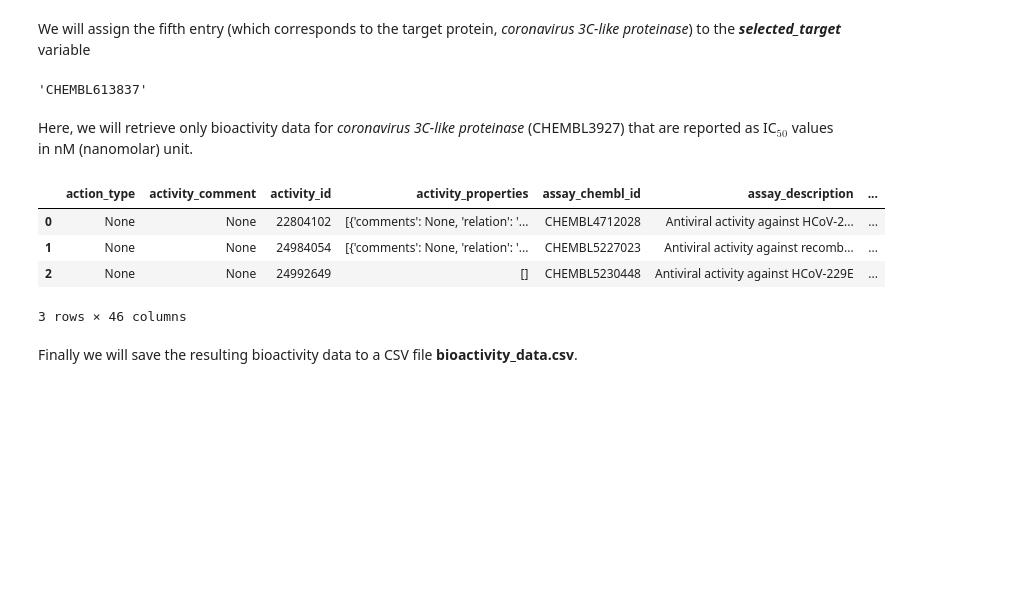
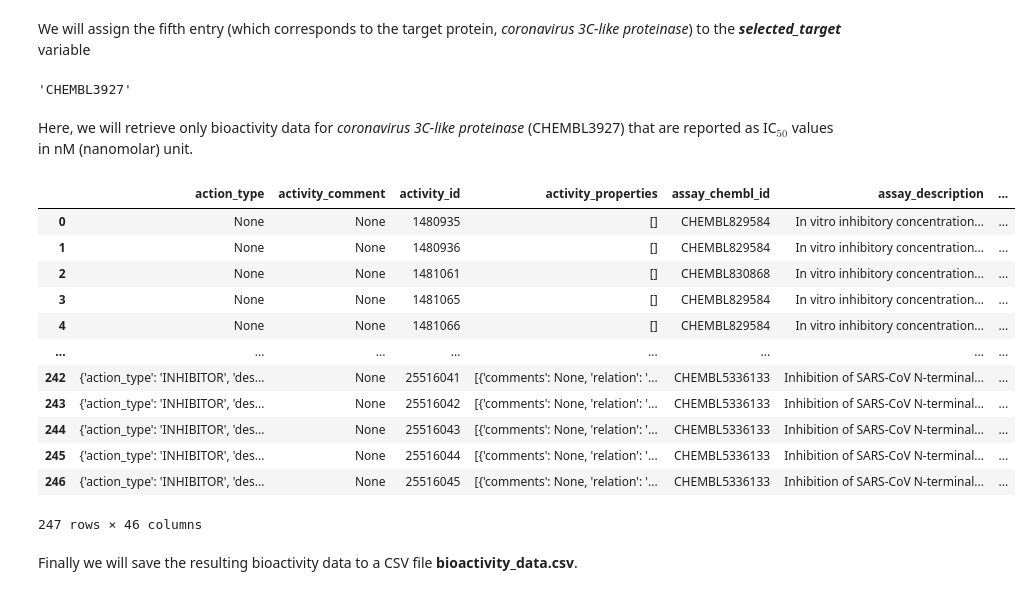
Before and after one commit to alejandrov44/notebooks, a Jupyter notebook: Bioinformatics_Project/CDD_ML_Part_1_Bioactivity_Data.ipynb, the cells around one changed output. Cells and saved outputs as stored; diff of their text form; code cells hidden in the pictures; blank space fills up the shorter version.

```diff
--- a/Bioinformatics_Project/CDD_ML_Part_1_Bioactivity_Data.ipynb
+++ b/Bioinformatics_Project/CDD_ML_Part_1_Bioactivity_Data.ipynb
@@ -76,10 +71,10 @@ targets
 # %% [markdown]
 We will assign the fifth entry (which corresponds to the target protein, *coronavirus 3C-like proteinase*) to the ***selected_target*** variable
 # %%
-selected_target = targets.target_chembl_id[4]
+selected_target = targets.target_chembl_id[6]
 selected_target
 # %% [output]
-'CHEMBL613837'
+'CHEMBL3927'
 # %% [markdown]
 Here, we will retrieve only bioactivity data for *coronavirus 3C-like proteinase* (CHEMBL3927) that are reported as IC$_{50}$ values in nM (nanomolar) unit.
 # %%
@@ -88,13 +83,21 @@ res = activity.filter(target_chembl_id=selected_target).filter(standard_type="IC
 # %%
 df = pd.DataFrame.from_dict(res)
 # %%
-df.head(3)
+df
 # %% [output]
 |  | action_type | activity_comment | activity_id | activity_properties | assay_chembl_id | assay_description | ... |
-| 0 | None | None | 22804102 | [{'comments': None, 'relation': '... | CHEMBL4712028 | Antiviral activity against HCoV-2... | ... |
-| 1 | None | None | 24984054 | [{'comments': None, 'relation': '... | CHEMBL5227023 | Antiviral activity against recomb... | ... |
-| 2 | None | None | 24992649 | [] | CHEMBL5230448 | Antiviral activity against HCoV-229E | ... |
+| 0 | None | None | 1480935 | [] | CHEMBL829584 | In vitro inhibitory concentration... | ... |
+| 1 | None | None | 1480936 | [] | CHEMBL829584 | In vitro inhibitory concentration... | ... |
+| 2 | None | None | 1481061 | [] | CHEMBL830868 | In vitro inhibitory concentration... | ... |
+| 3 | None | None | 1481065 | [] | CHEMBL829584 | In vitro inhibitory concentration... | ... |
+| 4 | None | None | 1481066 | [] | CHEMBL829584 | In vitro inhibitory concentration... | ... |
+| ... | ... | ... | ... | ... | ... | ... | ... |
+| 242 | {'action_type': 'INHIBITOR', 'des... | None | 25516041 | [{'comments': None, 'relation': '... | CHEMBL5336133 | Inhibition of SARS-CoV N-terminal... | ... |
+| 243 | {'action_type': 'INHIBITOR', 'des... | None | 25516042 | [{'comments': None, 'relation': '... | CHEMBL5336133 | Inhibition of SARS-CoV N-terminal... | ... |
+| 244 | {'action_type': 'INHIBITOR', 'des... | None | 25516043 | [{'comments': None, 'relation': '... | CHEMBL5336133 | Inhibition of SARS-CoV N-terminal... | ... |
+| 245 | {'action_type': 'INHIBITOR', 'des... | None | 25516044 | [{'comments': None, 'relation': '... | CHEMBL5336133 | Inhibition of SARS-CoV N-terminal... | ... |
+| 246 | {'action_type': 'INHIBITOR', 'des... | None | 25516045 | [{'comments': None, 'relation': '... | CHEMBL5336133 | Inhibition of SARS-CoV N-terminal... | ... |
-3 rows × 46 columns
+247 rows × 46 columns
 # %% [markdown]
 Finally we will save the resulting bioactivity data to a CSV file **bioactivity_data.csv**.
 # %%
```
Also changed, not shown: parts of 6 cells of this notebook.
